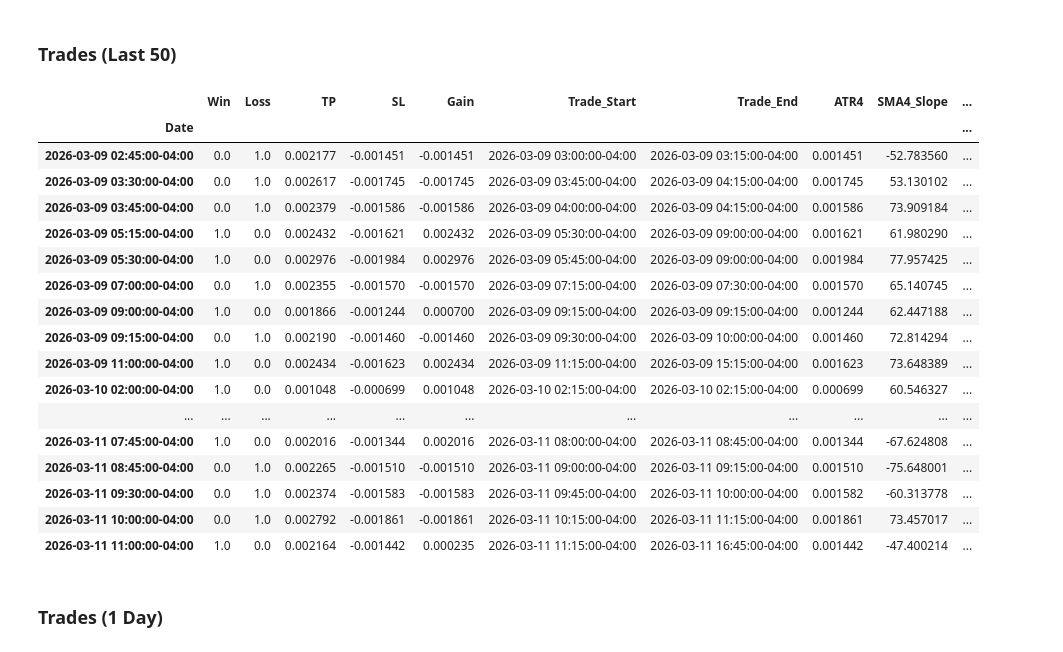
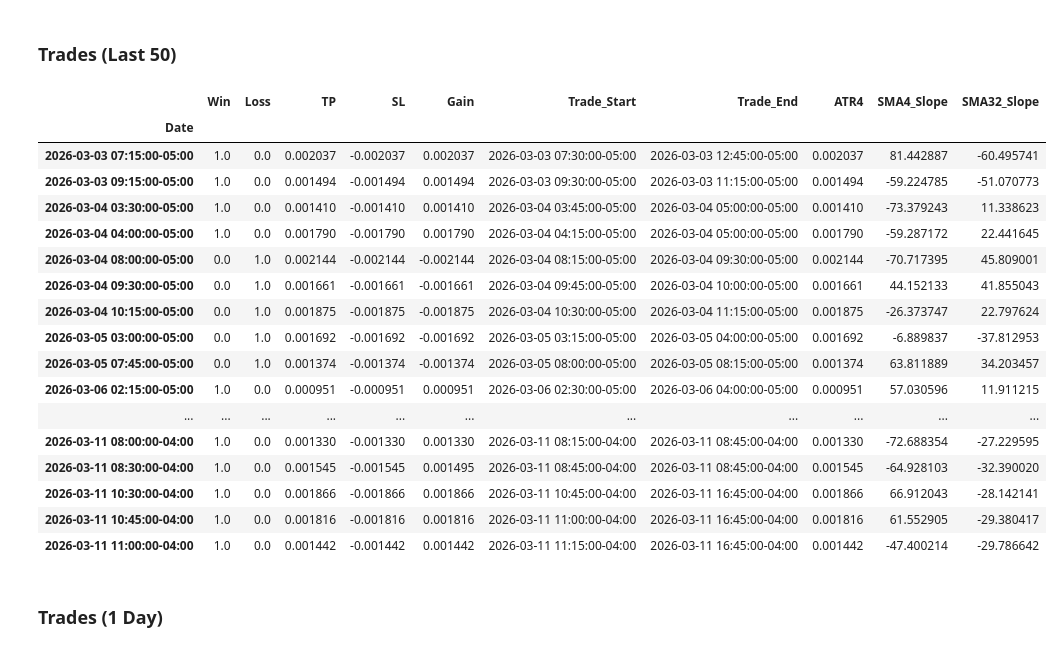
Before and after one commit to root-at-iyn/FXTradingResearch, a Jupyter notebook: research/bb_reversal_v1.ipynb, the cells around one changed output. Saved outputs shown, nothing was run; the diff lists cells and outputs as text; code cells hidden in the pictures.

Commit message:
new version of Bull/Bear TC + XM (experimental)

```diff
--- a/research/bb_reversal_v1.ipynb
+++ b/research/bb_reversal_v1.ipynb
@@ -171,11 +156,11 @@ def range_long_gains(
         high: Series,
         low: Series,
         close: Series,
-        sma4_slope: Series,
         signal_name: str,
         sl_pct_range: int,
         tp_pct_range: int,
         bbu: Series,
+        atr4: Series,
         range_type: str = "ADR",
         momentum_trade_mgmt = True
         ):
@@ -189,7 +174,7 @@ def range_long_gains(
     trade_start =  None
     trade_end = None
 
-    if df[signal_name] is True and df["Close"] < df["BB_Upper_16_2"]:
+    if df[signal_name] is True:
         idx = int(df["Idx"])
         iday_idx = int(df["Iday_Idx"])
         # get signal start of fx day timestamp
@@ -202,19 +187,15 @@ def range_long_gains(
         # get stop loss time:
         sl_window = low.loc[START+TD:END] # from signal idx+1 to EOD
         close_window = close.loc[START+TD:END] # from signal idx+1 to EOD
-        sma4_slope_window = sma4_slope.loc[START+TD:END]
         bbu_window = bbu.loc[START+TD:END]
-        low_window = bbu.loc[START+TD:END]
+        atr4_window = atr4.loc[START+TD:END]
         stop = False # update if stopped
         sl_ts = None # get timestamp when stopped out
         momentum_stop = False
 
-        prev_low = low.iloc[idx-1]
         for i in range(len(sl_window)):
             stop_condition = sl_window.iloc[i] <= (df["Close"] - df[range_type] * sl_pct_range)
-            # momentum_condition = sma4_slope_window.iloc[i] < 45 if momentum_trade_mgmt is True else False
             momentum_condition = close_window.iloc[i] > bbu_window.iloc[i] if momentum_trade_mgmt is True else False
-            # momentum_condition = close_window.iloc[i] < prev_low
             if stop_condition:
                 stop = True # trade hit stop loss
                 # get stop loss timestamp
@@ -224,7 +205,6 @@ def range_long_gains(
                 momentum_stop = True
                 sl_ts = close_window.iloc[i:i+1].index[0]
                 break
-            prev_low = low_window.iloc[i]
         # if not stopped out then the stop window is signal:EOD
         # don't include trade if it is the last candle of the day
         if stop is False and momentum_stop is False:
@@ -282,13 +262,3 @@ def range_long_gains(
         trade_start, trade_end, \
 
     return data
-
-# Set new columns
-# long_gains_cols = [
-#     "Win", "Loss",
-#     "TP", "SL",
-#     "Gain",
-#     "Trade_Start", "Trade_End",
-#     ]
-
-#df[pct_50_idr_cols] = df.apply(get_bull_bbr_pip_gain, axis=1, args=[df["High"], df["Low"], df["Close"]], result_type='expand')
@@ -302,8 +506,8 @@ def get_range_signal_gains(df: DataFrame, long: str, short: str, sl_pct_r, tp_pc
     long_df[gains_cols] = long_df.apply(
         range_long_gains,
         axis=1,
-        args=[long_df["High"],long_df["Low"],long_df["Close"], long_df["SMA4_Slope"],
-            long, sl_pct_r, tp_pct_r, long_df["BB_Upper_16_2"]],
+        args=[long_df["High"],long_df["Low"],long_df["Close"],
+            long, sl_pct_r, tp_pct_r, long_df["BB_Upper_16_2"], long_df["ATR4"]],
         result_type='expand',
         range_type="ATR4",
         momentum_trade_mgmt = True
@@ -312,8 +516,8 @@ def get_range_signal_gains(df: DataFrame, long: str, short: str, sl_pct_r, tp_pc
     short_df[gains_cols] = short_df.apply(
         range_short_gains,
         axis=1,
-        args=[short_df["High"],short_df["Low"],short_df["Close"], short_df["SMA4_Slope"],
-            short, sl_pct_r, tp_pct_r, short_df["BB_Lower_16_2"]],
+        args=[short_df["High"],short_df["Low"],short_df["Close"],
+            short, sl_pct_r, tp_pct_r, short_df["BB_Lower_16_2"], short_df["ATR4"]],
         result_type='expand',
         range_type="ATR4",
         momentum_trade_mgmt = True
@@ -632,7 +836,7 @@ bom_gains_df[gains_cols].query("Win > 0 or Loss > 0").iloc[0:20]
 # %% [markdown]
 # GBP
 # %%
-gbp_data = [x for x in price_data_files if "GBP" in x]
+gbp_data = [x for x in price_data_files if "GBPUSD" in x]
 eur_data = [x for x in price_data_files if "EUR" in x]
 cad_data = [x for x in price_data_files if "CAD" in x]
 jpy_data = [x for x in price_data_files if "JPY" in x]
@@ -640,18 +844,20 @@ aud_data = [x for x in price_data_files if "AUD" in x]
 nzd_data = [x for x in price_data_files if "NZD" in x]
 chf_data = [x for x in price_data_files if "CHF" in x]
 latest = [x for x in price_data_files if "latest" in x]
+gbp_aud_data = [x for x in price_data_files if "GBPAUD" in x]
 # %%
 def range_based_multi_year_stats(
         df_list: list[DataFrame],
         long: str,
         short: str,
         sl_pct_r: float,
-        tp_pct_r: float
+        tp_pct_r: float,
+        get_signal_gains_func: function
         ):
     signal_stats_list = []
     gains_df_list = []
     for df in df_list:
-        signal_gains_df = get_range_signal_gains(df, long, short, sl_pct_r, tp_pct_r)
+        signal_gains_df: DataFrame = get_signal_gains_func(df, long, short, sl_pct_r, tp_pct_r)
         gains_df_list.append(signal_gains_df)
         long_short_stats = signal_stats(signal_gains_df.between_time("02:00","11:00"), [long,short])
         stats_df = pd.DataFrame(data=long_short_stats, index=[long,short])
@@ -668,11 +874,13 @@ gbp_df_list = [get_fe_price_data(filename=x) for x in gbp_data]
 # aud_df_list = [get_fe_price_data(filename=x) for x in aud_data]
 # nzd_df_list = [get_fe_price_data(filename=x) for x in nzd_data]
 # chf_df_list = [get_fe_price_data(filename=x) for x in chf_data]
+# latest_df_list = [get_fe_price_data(filename=x) for x in latest]
+# gbp_aud_df_list = [get_fe_price_data(filename=x) for x in gbp_aud_data]
 
 long_signal = "Bull_TC"
 short_signal = "Bear_TC"
 
-stats, gains = range_based_multi_year_stats(gbp_df_list, long_signal, short_signal, 1, 1.25)
+stats, gains = range_based_multi_year_stats(gbp_df_list, long_signal, short_signal, 1, 1.25, get_range_signal_gains)
 # %% [markdown]
 ## Results (5 Years)
 # %%
@@ -694,28 +902,28 @@ stats
 # %% [markdown]
 ### Trades (Last 50)
 # %%
-g[[*gains_cols, "ATR4", "SMA4_Slope", "SMA4_Slope_SMA", "SMA16_Slope", "SMA16_Slope_SMA"]].query(
+g[[*gains_cols, "ATR4", "SMA4_Slope", "SMA32_Slope"]].query(
     "Win > 0 or Loss > 0"
 ).between_time("02:00","11:00").tail(30)
 # %% [output]
-|  | Win | Loss | TP | SL | Gain | Trade_Start | Trade_End | ATR4 | SMA4_Slope | ... |
-| Date |  |  |  |  |  |  |  |  |  | ... |
-| 2026-03-09 02:45:00-04:00 | 0.0 | 1.0 | 0.002177 | -0.001451 | -0.001451 | 2026-03-09 03:00:00-04:00 | 2026-03-09 03:15:00-04:00 | 0.001451 | -52.783560 | ... |
-| 2026-03-09 03:30:00-04:00 | 0.0 | 1.0 | 0.002617 | -0.001745 | -0.001745 | 2026-03-09 03:45:00-04:00 | 2026-03-09 04:15:00-04:00 | 0.001745 | 53.130102 | ... |
-| 2026-03-09 03:45:00-04:00 | 0.0 | 1.0 | 0.002379 | -0.001586 | -0.001586 | 2026-03-09 04:00:00-04:00 | 2026-03-09 04:15:00-04:00 | 0.001586 | 73.909184 | ... |
-| 2026-03-09 05:15:00-04:00 | 1.0 | 0.0 | 0.002432 | -0.001621 | 0.002432 | 2026-03-09 05:30:00-04:00 | 2026-03-09 09:00:00-04:00 | 0.001621 | 61.980290 | ... |
-| 2026-03-09 05:30:00-04:00 | 1.0 | 0.0 | 0.002976 | -0.001984 | 0.002976 | 2026-03-09 05:45:00-04:00 | 2026-03-09 09:00:00-04:00 | 0.001984 | 77.957425 | ... |
-| 2026-03-09 07:00:00-04:00 | 0.0 | 1.0 | 0.002355 | -0.001570 | -0.001570 | 2026-03-09 07:15:00-04:00 | 2026-03-09 07:30:00-04:00 | 0.001570 | 65.140745 | ... |
-| 2026-03-09 09:00:00-04:00 | 1.0 | 0.0 | 0.001866 | -0.001244 | 0.000700 | 2026-03-09 09:15:00-04:00 | 2026-03-09 09:15:00-04:00 | 0.001244 | 62.447188 | ... |
-| 2026-03-09 09:15:00-04:00 | 0.0 | 1.0 | 0.002190 | -0.001460 | -0.001460 | 2026-03-09 09:30:00-04:00 | 2026-03-09 10:00:00-04:00 | 0.001460 | 72.814294 | ... |
-| 2026-03-09 11:00:00-04:00 | 1.0 | 0.0 | 0.002434 | -0.001623 | 0.002434 | 2026-03-09 11:15:00-04:00 | 2026-03-09 15:15:00-04:00 | 0.001623 | 73.648389 | ... |
-| 2026-03-10 02:00:00-04:00 | 1.0 | 0.0 | 0.001048 | -0.000699 | 0.001048 | 2026-03-10 02:15:00-04:00 | 2026-03-10 02:15:00-04:00 | 0.000699 | 60.546327 | ... |
+|  | Win | Loss | TP | SL | Gain | Trade_Start | Trade_End | ATR4 | SMA4_Slope | SMA32_Slope |
+| Date |  |  |  |  |  |  |  |  |  |  |
+| 2026-03-03 07:15:00-05:00 | 1.0 | 0.0 | 0.002037 | -0.002037 | 0.002037 | 2026-03-03 07:30:00-05:00 | 2026-03-03 12:45:00-05:00 | 0.002037 | 81.442887 | -60.495741 |
+| 2026-03-03 09:15:00-05:00 | 1.0 | 0.0 | 0.001494 | -0.001494 | 0.001494 | 2026-03-03 09:30:00-05:00 | 2026-03-03 11:15:00-05:00 | 0.001494 | -59.224785 | -51.070773 |
+| 2026-03-04 03:30:00-05:00 | 1.0 | 0.0 | 0.001410 | -0.001410 | 0.001410 | 2026-03-04 03:45:00-05:00 | 2026-03-04 05:00:00-05:00 | 0.001410 | -73.379243 | 11.338623 |
+| 2026-03-04 04:00:00-05:00 | 1.0 | 0.0 | 0.001790 | -0.001790 | 0.001790 | 2026-03-04 04:15:00-05:00 | 2026-03-04 05:00:00-05:00 | 0.001790 | -59.287172 | 22.441645 |
+| 2026-03-04 08:00:00-05:00 | 0.0 | 1.0 | 0.002144 | -0.002144 | -0.002144 | 2026-03-04 08:15:00-05:00 | 2026-03-04 09:30:00-05:00 | 0.002144 | -70.717395 | 45.809001 |
+| 2026-03-04 09:30:00-05:00 | 0.0 | 1.0 | 0.001661 | -0.001661 | -0.001661 | 2026-03-04 09:45:00-05:00 | 2026-03-04 10:00:00-05:00 | 0.001661 | 44.152133 | 41.855043 |
+| 2026-03-04 10:15:00-05:00 | 0.0 | 1.0 | 0.001875 | -0.001875 | -0.001875 | 2026-03-04 10:30:00-05:00 | 2026-03-04 11:15:00-05:00 | 0.001875 | -26.373747 | 22.797624 |
+| 2026-03-05 03:00:00-05:00 | 0.0 | 1.0 | 0.001692 | -0.001692 | -0.001692 | 2026-03-05 03:15:00-05:00 | 2026-03-05 04:00:00-05:00 | 0.001692 | -6.889837 | -37.812953 |
+| 2026-03-05 07:45:00-05:00 | 0.0 | 1.0 | 0.001374 | -0.001374 | -0.001374 | 2026-03-05 08:00:00-05:00 | 2026-03-05 08:15:00-05:00 | 0.001374 | 63.811889 | 34.203457 |
+| 2026-03-06 02:15:00-05:00 | 1.0 | 0.0 | 0.000951 | -0.000951 | 0.000951 | 2026-03-06 02:30:00-05:00 | 2026-03-06 04:00:00-05:00 | 0.000951 | 57.030596 | 11.911215 |
 | ... | ... | ... | ... | ... | ... | ... | ... | ... | ... | ... |
-| 2026-03-11 07:45:00-04:00 | 1.0 | 0.0 | 0.002016 | -0.001344 | 0.002016 | 2026-03-11 08:00:00-04:00 | 2026-03-11 08:45:00-04:00 | 0.001344 | -67.624808 | ... |
-| 2026-03-11 08:45:00-04:00 | 0.0 | 1.0 | 0.002265 | -0.001510 | -0.001510 | 2026-03-11 09:00:00-04:00 | 2026-03-11 09:15:00-04:00 | 0.001510 | -75.648001 | ... |
-| 2026-03-11 09:30:00-04:00 | 0.0 | 1.0 | 0.002374 | -0.001583 | -0.001583 | 2026-03-11 09:45:00-04:00 | 2026-03-11 10:00:00-04:00 | 0.001582 | -60.313778 | ... |
-| 2026-03-11 10:00:00-04:00 | 0.0 | 1.0 | 0.002792 | -0.001861 | -0.001861 | 2026-03-11 10:15:00-04:00 | 2026-03-11 11:15:00-04:00 | 0.001861 | 73.457017 | ... |
-| 2026-03-11 11:00:00-04:00 | 1.0 | 0.0 | 0.002164 | -0.001442 | 0.000235 | 2026-03-11 11:15:00-04:00 | 2026-03-11 16:45:00-04:00 | 0.001442 | -47.400214 | ... |
+| 2026-03-11 08:00:00-04:00 | 1.0 | 0.0 | 0.001330 | -0.001330 | 0.001330 | 2026-03-11 08:15:00-04:00 | 2026-03-11 08:45:00-04:00 | 0.001330 | -72.688354 | -27.229595 |
+| 2026-03-11 08:30:00-04:00 | 1.0 | 0.0 | 0.001545 | -0.001545 | 0.001495 | 2026-03-11 08:45:00-04:00 | 2026-03-11 08:45:00-04:00 | 0.001545 | -64.928103 | -32.390020 |
+| 2026-03-11 10:30:00-04:00 | 1.0 | 0.0 | 0.001866 | -0.001866 | 0.001866 | 2026-03-11 10:45:00-04:00 | 2026-03-11 16:45:00-04:00 | 0.001866 | 66.912043 | -28.142141 |
+| 2026-03-11 10:45:00-04:00 | 1.0 | 0.0 | 0.001816 | -0.001816 | 0.001816 | 2026-03-11 11:00:00-04:00 | 2026-03-11 16:45:00-04:00 | 0.001816 | 61.552905 | -29.380417 |
+| 2026-03-11 11:00:00-04:00 | 1.0 | 0.0 | 0.001442 | -0.001442 | 0.001442 | 2026-03-11 11:15:00-04:00 | 2026-03-11 16:45:00-04:00 | 0.001442 | -47.400214 | -29.786642 |
 # %% [markdown]
 ### Trades (1 Day)
 # %%
```
Also changed, not shown: parts of 21 cells of this notebook, 13 other files.
